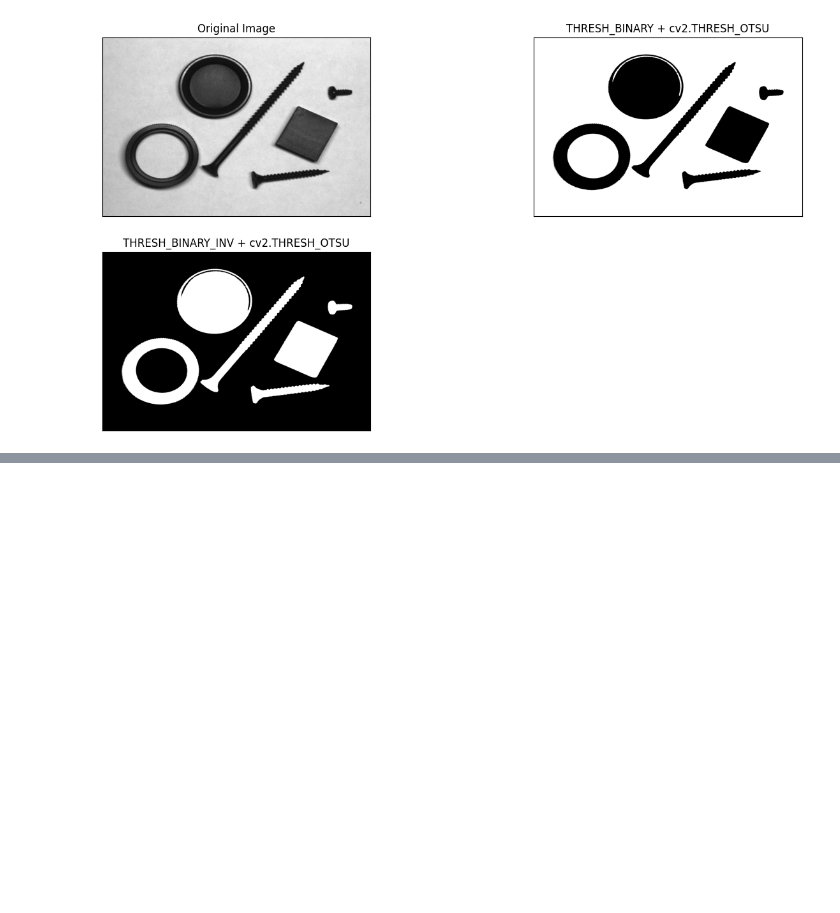
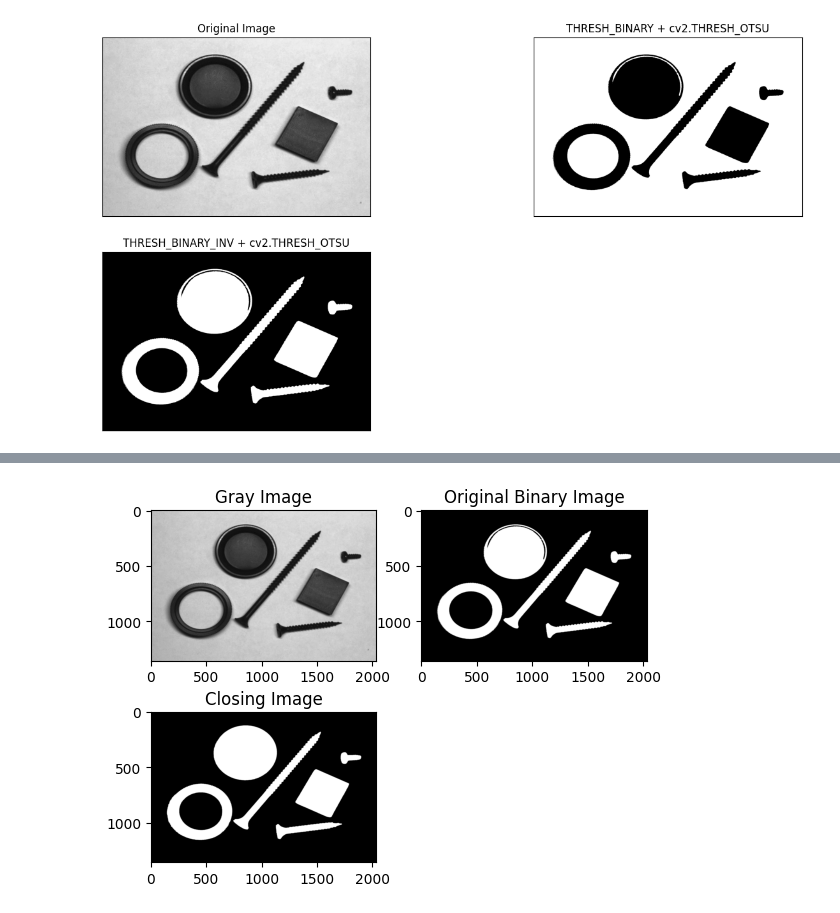
Before and after one commit to svabela5/IPVCLectures, a Jupyter notebook: lecture9-binaryImages.ipynb, the cells around one changed output, grey strips where cells are left out. Saved outputs shown, nothing was run; the diff lists cells and outputs as text; code cells hidden in the pictures; blank space fills up the shorter version.

```diff
--- a/lecture9-binaryImages.ipynb
+++ b/lecture9-binaryImages.ipynb
@@ -106,0 +179,27 @@ plt.show()
+# %%
+
+imgBGR = cv2.imread('images/objects.png')
+imgRGB = cv2.cvtColor(imgBGR, cv2.COLOR_BGR2RGB)
+
+imgGrey = cv2.cvtColor(imgBGR, cv2.COLOR_BGR2GRAY)
+
+ret, thresh = cv2.threshold(imgGrey, 0, 255, cv2.THRESH_BINARY_INV + cv2.THRESH_OTSU)
+
+plt.subplot(2,2,1)
+plt.imshow(imgGrey, cmap="gray", vmin=0, vmax=255)
+plt.title('Gray Image')
+
+plt.subplot(2,2,2)
+plt.imshow(thresh, cmap="gray", vmin=0, vmax=255)
+plt.title('Original Binary Image')
+
+SE  = np.ones((9,9), np.uint8)
+
+
+plt.subplot(2,2,3)
+closing = cv2.morphologyEx(thresh, cv2.MORPH_CLOSE, SE, iterations=2)
+plt.imshow(closing, cmap="grey", vmin=0, vmax=255)
+plt.title('Closing Image')
+plt.show()
+# %% [output]
+[figure, added]
```
Also changed, not shown: parts of 5 cells of this notebook, 5 other files.
